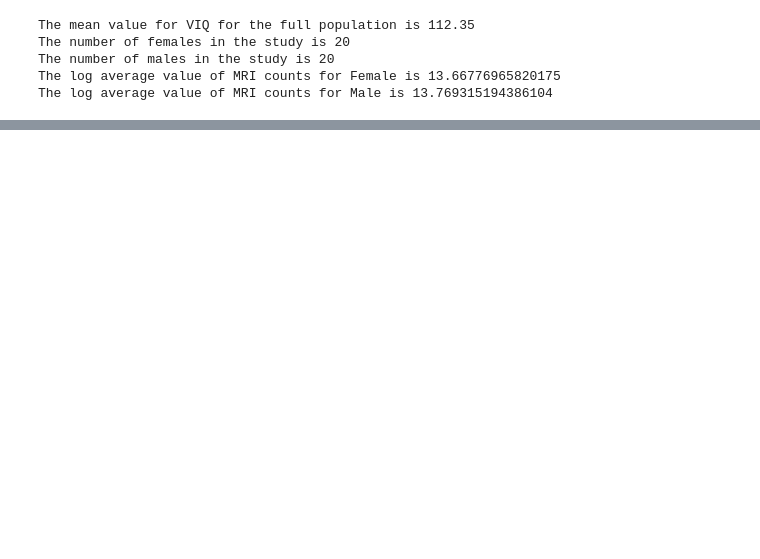
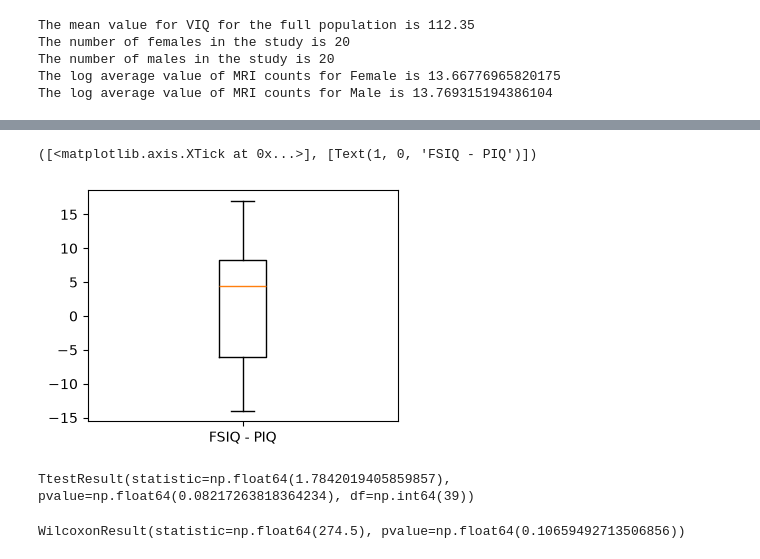
Before and after one commit to cralbers/bsgp7030_assignment4, a Jupyter notebook: notebooks/stats_python.ipynb, the cells around one changed output, grey strips where cells are left out. Cells and saved outputs as stored; diff of their text form; code cells hidden in the pictures; blank space fills up the shorter version.

```diff
--- a/notebooks/stats_python.ipynb
+++ b/notebooks/stats_python.ipynb
@@ -94,0 +240,19 @@ The log average value of MRI counts for Male is 13.769315194386104
+# %%
+# Boxplot of the difference between the FSIQ and PIQ measurements
+plt.figure(figsize=(4, 3))
+plt.boxplot(data["FSIQ"] - data["PIQ"])
+plt.xticks((1,), ("FSIQ - PIQ",))
+# %% [output]
+([<matplotlib.axis.XTick at 0x...>], [Text(1, 0, 'FSIQ - PIQ')])
+[figure, added]
+# %%
+# Paired test on 2 sets of data (ex init and final) is
+# equivalent to a one-sample test on the differences between paired observations
+sp.stats.ttest_1samp(data['FSIQ'] - data['PIQ'], 0)
+# %% [output]
+TtestResult(statistic=np.float64(1.7842019405859857), pvalue=np.float64(0.08217263818364234), df=np.int64(39))
+# %%
+# non-parametric version
+sp.stats.wilcoxon(data['FSIQ'], data['PIQ'], method="approx")
+# %% [output]
+WilcoxonResult(statistic=np.float64(274.5), pvalue=np.float64(0.10659492713506856))
```
Also changed, not shown: parts of 54 cells of this notebook, 3 other files.
